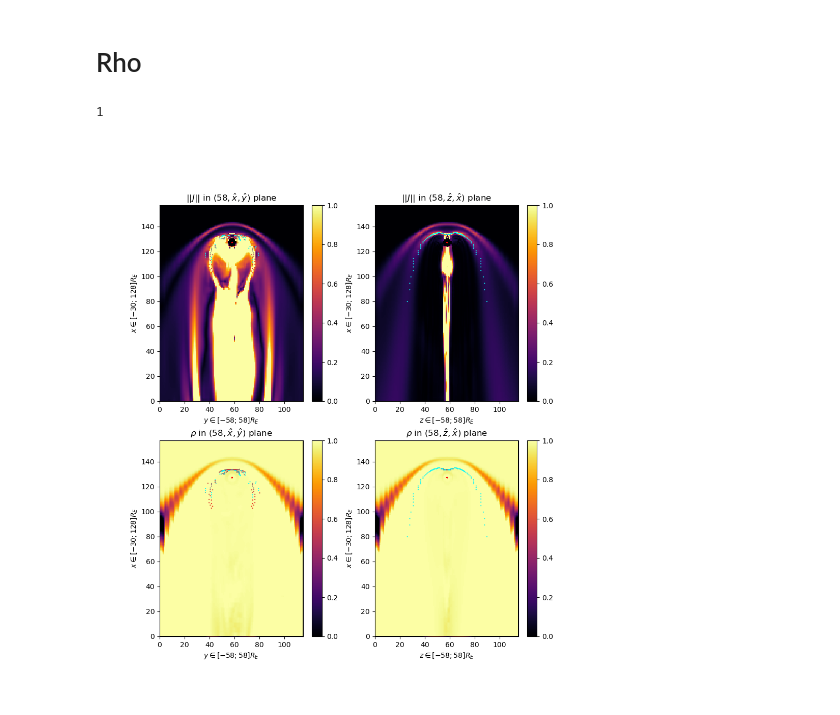
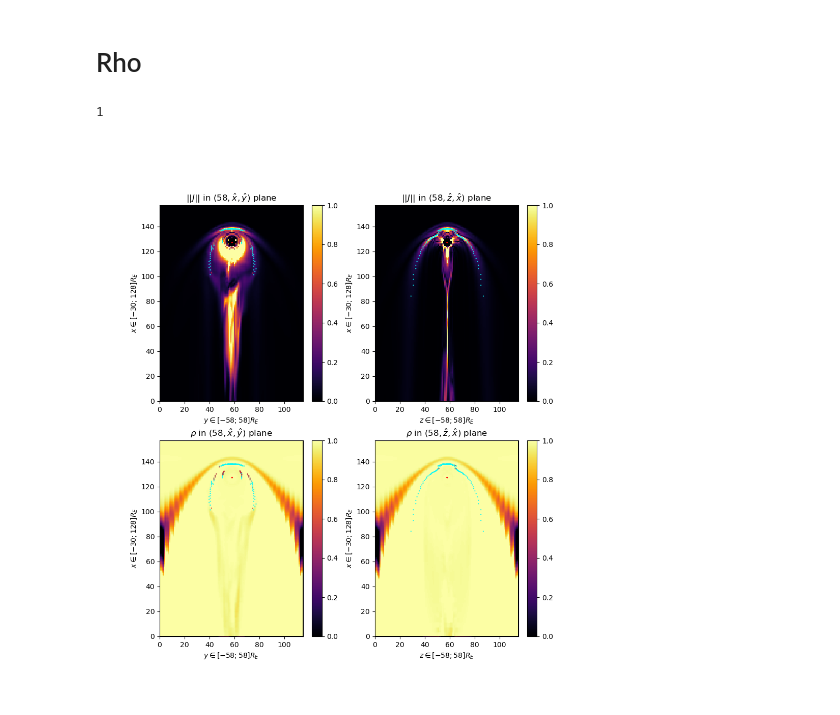
Before and after one commit to Arneaj/CUSP, a Jupyter notebook: python/visualization.ipynb, the cells around one changed output. Cells and saved outputs as stored; diff of their text form; code cells hidden in the pictures.

```diff
--- a/python/visualization.ipynb
+++ b/python/visualization.ipynb
@@ -123,15 +123,17 @@ plt.close()
 # %% [markdown]
 # Rho
 # %%
-J_norm = gorgon.import_from_bin( "/rds/general/user/avr24/home/Thesis/data/Run10_28800/J_norm_processed_real.bin" )
-rho = gorgon.import_from_bin( "../test_data/rho_10_28800.bin" )
+filename = "/rds/general/user/avr24/home/Thesis/data/Run1_22500"
+
+J_norm = gorgon.import_from_bin( f"{filename}/J_norm_processed_real.bin" )
+rho = gorgon.import_from_bin( f"{filename}/Rho_processed_real.bin" )
 
 interest_points_theta = []
 interest_points_phi = []
 interest_points_r = []
 interest_points_w = []
 
-with open(f"/rds/general/user/avr24/home/Thesis/data/Run10_28800/interest_points_cpp.csv", "r") as f:
+with open(f"{filename}/interest_points_cpp.csv", "r") as f:
     lines = f.readlines()
 
     for line in lines:
@@ -215,31 +217,31 @@ axes[1,0].set(ylabel=r"$x \in [-30; 128] R_E$", xlabel=r"$y \in [-58; 58] R_E$")
 
 axes[1,1].set_xlim(0, rho.shape[2]-1)
 axes[1,1].set_ylim(0, rho.shape[0]-1)
 axes[1,1].set(ylabel=r"$x \in [-30; 128] R_E$", xlabel=r"$z \in [-58; 58] R_E$")
 
 
 X_ip = rho.shape[0] - earth_pos[0] + interest_points_r * np.cos(interest_points_theta)
 Y_ip = earth_pos[1] + interest_points_r * np.sin(interest_points_theta) * np.sin(interest_points_phi)
 Z_ip = earth_pos[2] + interest_points_r * np.sin(interest_points_theta) * np.cos(interest_points_phi)
 
 epsilon = 1
 
 xy_points_x = X_ip[ np.abs(Z_ip - iy) < epsilon ]
 xy_points_y = Y_ip[ np.abs(Z_ip - iy) < epsilon ]
 xy_c = interest_points_w[ np.abs(Z_ip - iy) < epsilon ]
 
 xz_points_x = X_ip[ np.abs(Y_ip - iy) < epsilon ]
 xz_points_z = Z_ip[ np.abs(Y_ip - iy) < epsilon ]
 xz_c = interest_points_w[ np.abs(Y_ip - iy) < epsilon ]
 
 
 axes[0,0].scatter( xy_points_y, xy_points_x, s=0.3, c=xy_c )
 axes[0,1].scatter( xz_points_z, xz_points_x, s=0.3, c=xz_c )
 
 axes[1,0].scatter( xy_points_y, xy_points_x, s=0.3, c=xy_c )
 axes[1,1].scatter( xz_points_z, xz_points_x, s=0.3, c=xz_c )
 
 epsilon
 # %% [output]
 1
-[figure, old version]
+[figure, new version]
```
Also changed, not shown: 4 other files.
